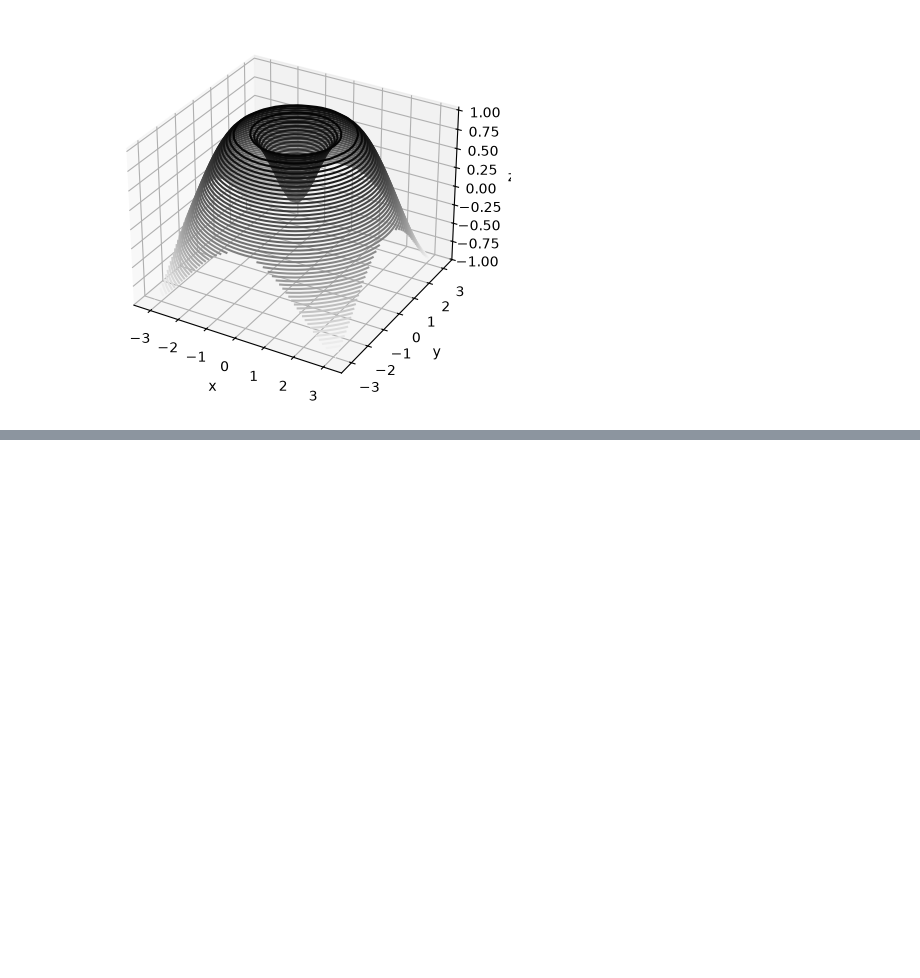
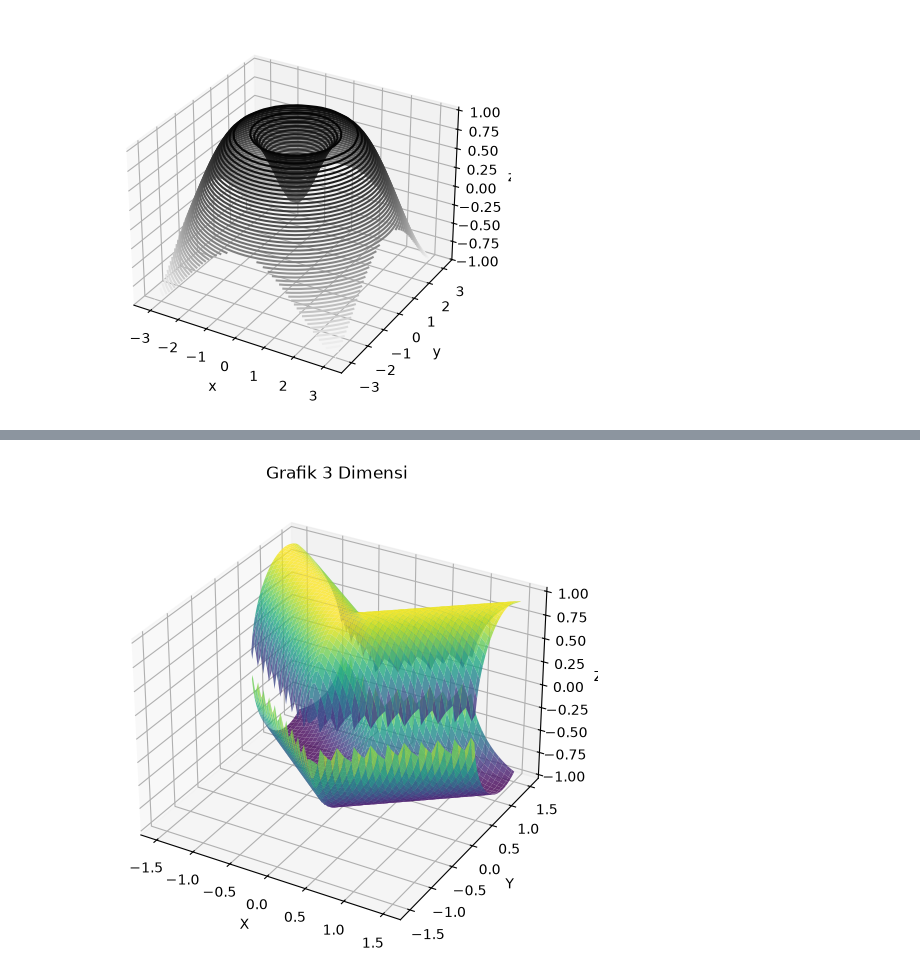
Before and after one commit to nggismjtk/certan, a Jupyter notebook: test.ipynb, the cells around one changed output, grey strips where cells are left out. Cells and saved outputs as stored; diff of their text form; code cells hidden in the pictures; blank space fills up the shorter version.

```diff
--- a/test.ipynb
+++ b/test.ipynb
@@ -712,0 +769,34 @@ ax.set_zlabel('z');
+# %%
+import numpy as np
+import matplotlib.pyplot as plt
+from mpl_toolkits.mplot3d import Axes3D
+
+# Menentukan rentang titik x dan y
+x = np.linspace(-1.5, 1.5, 100)
+y = np.linspace(-1.5, 1.5, 100)
+X, Y = np.meshgrid(x, y)
+
+# Menghitung Z berdasarkan persamaan ((5*Y/4) - |X|)^2 + Z^2 = 1
+# Z^2 = 1 - ((5*Y/4) - |X|)^2
+val = 1 - ((5 * Y / 4) - np.abs(X))**2
+
+# Mengatasi nilai di bawah 0 agar tidak menghasilkan bilangan imajiner (NaN)
+val[val < 0] = np.nan
+Z = np.sqrt(val)
+
+# Plotting grafik 3D
+fig = plt.figure(figsize=(8, 6))
+ax = fig.add_subplot(111, projection='3d')
+
+# Plot permukaan bagian atas dan bawah
+ax.plot_surface(X, Y, Z, cmap='viridis', alpha=0.8)
+ax.plot_surface(X, Y, -Z, cmap='viridis', alpha=0.8)
+
+ax.set_title('Grafik 3 Dimensi')
+ax.set_xlabel('X')
+ax.set_ylabel('Y')
+ax.set_zlabel('Z')
+
+plt.show()
+# %% [output]
+[figure, added]
```
Also changed, not shown: parts of 2 cells of this notebook.
